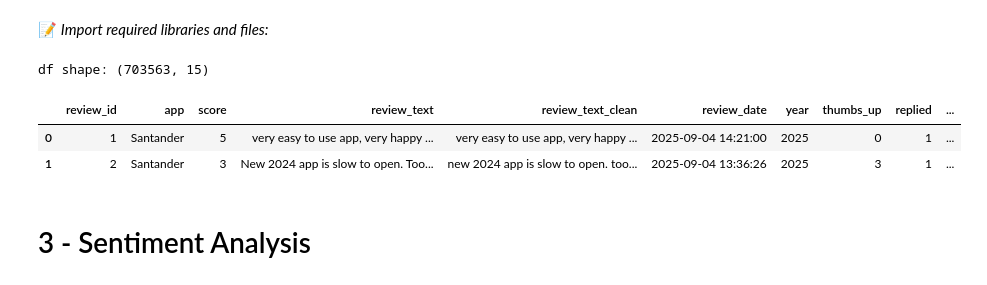
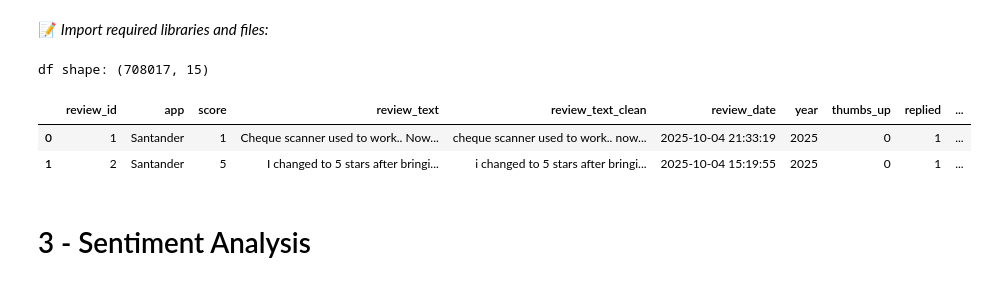
Before and after one commit to pcatarino88/banking_app_reviews, a Jupyter notebook: notebooks/3. Sentiment Analysis.ipynb, the cells around one changed output. Cells and saved outputs as stored; diff of their text form; code cells hidden in the pictures.

```diff
--- a/notebooks/3. Sentiment Analysis.ipynb
+++ b/notebooks/3. Sentiment Analysis.ipynb
@@ -13,15 +13,15 @@ import matplotlib.pyplot as plt
 import seaborn as sns
 import IPython.display as display
 # %%
-path = "C:/Users/pedro/Projects/banking_app_reviews/assets/df_clean.parquet"
+path = "../assets/intermediate_dfs/df_clean.parquet"
 df_clean = pd.read_parquet(path)
 print(f"df shape: {df_clean.shape}")
 df_clean.head(2)
 # %% [output]
-df shape: (703563, 15)
+df shape: (708017, 15)
 |  | review_id | app | score | review_text | review_text_clean | review_date | year | thumbs_up | replied | ... |
-| 0 | 1 | Santander | 5 | very easy to use app, very happy ... | very easy to use app, very happy ... | 2025-09-04 14:21:00 | 2025 | 0 | 1 | ... |
-| 1 | 2 | Santander | 3 | New 2024 app is slow to open. Too... | new 2024 app is slow to open. too... | 2025-09-04 13:36:26 | 2025 | 3 | 1 | ... |
+| 0 | 1 | Santander | 1 | Cheque scanner used to work.. Now... | cheque scanner used to work.. now... | 2025-10-04 21:33:19 | 2025 | 0 | 1 | ... |
+| 1 | 2 | Santander | 5 | I changed to 5 stars after bringi... | i changed to 5 stars after bringi... | 2025-10-04 15:19:55 | 2025 | 0 | 1 | ... |
 # %% [markdown]
 # 3 - Sentiment Analysis
 # %% [markdown]
```
Also changed, not shown: parts of 7 cells of this notebook, 9 other files.
